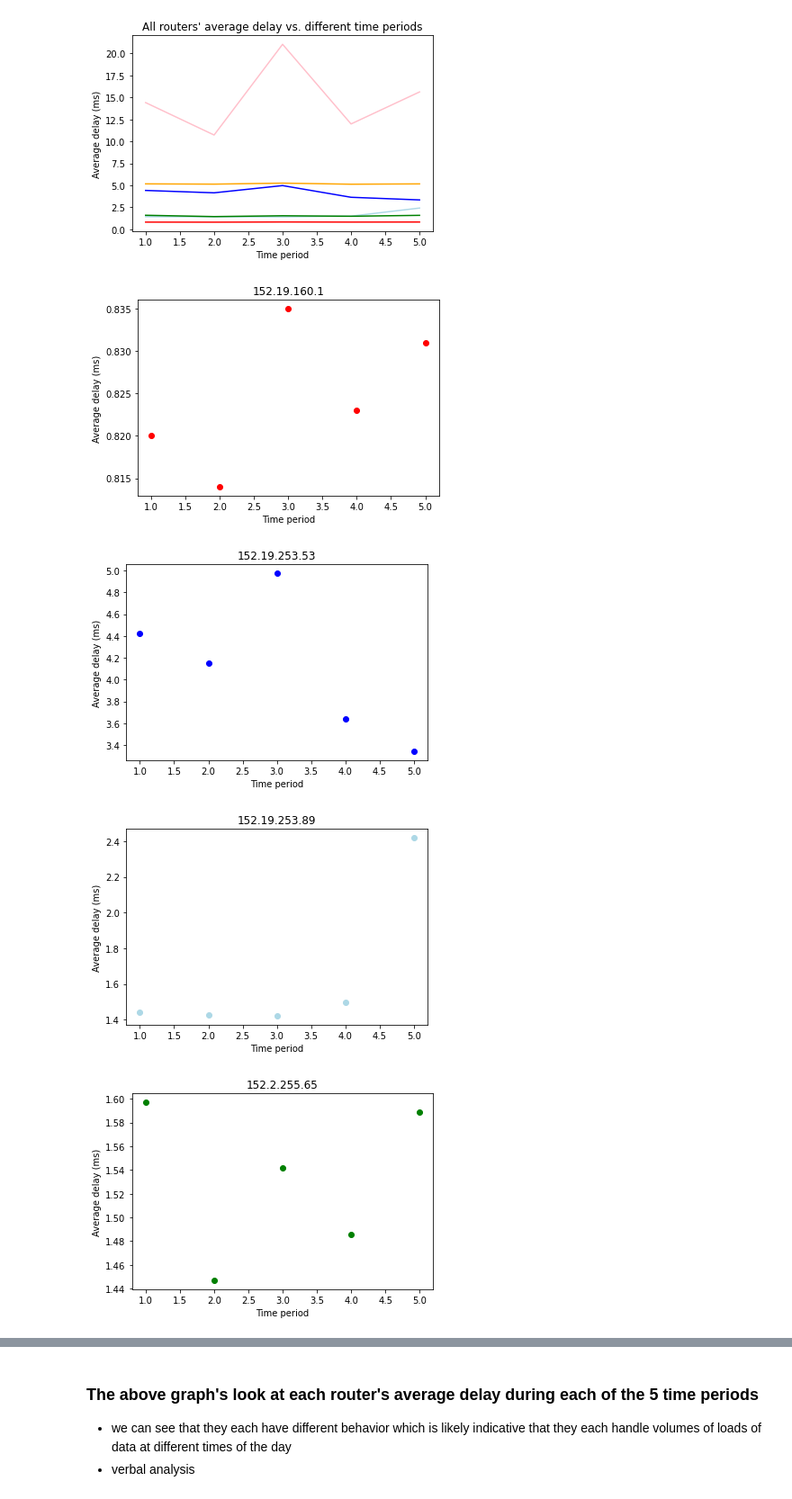
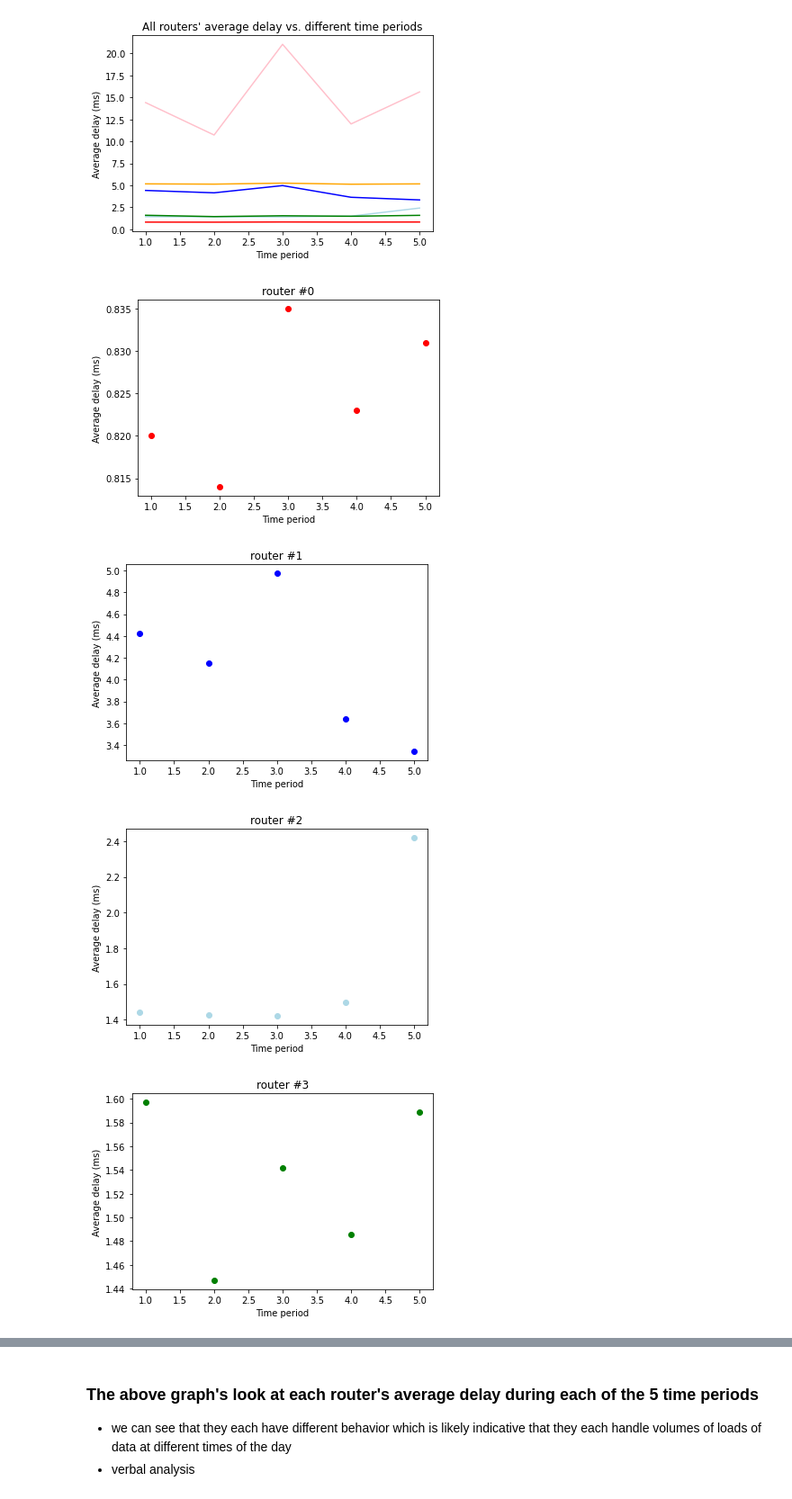
Before and after one commit to aghayes/comp431-ec, a Jupyter notebook: Ping_TraceRoute_Analysis.ipynb, the cells around one changed output, grey strips where cells are left out. Shown at 90% size. Saved outputs shown, nothing was run; the diff lists cells and outputs as text; code cells hidden in the pictures.

```diff
--- a/Ping_TraceRoute_Analysis.ipynb
+++ b/Ping_TraceRoute_Analysis.ipynb
@@ -175,7 +175,7 @@ colors = ['red','blue','lightblue','green','orange','pink']
 for i in range(6):
     delay = []
     for a in app:
-        title = a['ip'][i]
+        title = "router #"+str(i)
         delay.append(a['avg'][i])
     plt.plot([1,2,3,4,5], delay, c=colors[i])
     plt.title("All routers' average delay vs. different time periods")
@@ -186,17 +186,17 @@ for i in range(6):
 # %%
 colors = ['red','blue','lightblue','green','orange','pink']
 for i in range(6):
     delay = []
     for a in app:
-        title = a['ip'][i]
+        title = "router #"+str(i)
         delay.append(a['avg'][i])
     plt.scatter([1,2,3,4,5], delay, c=colors[i])
     plt.title(title)
     plt.xlabel("Time period")
     plt.ylabel("Average delay (ms)")
     plt.show()
 # %% [output]
-[figure, old version]
+[figure, new version]
-[figure, old version]
+[figure, new version]
-[figure, old version]
+[figure, new version]
-[figure, old version]
+[figure, new version]
```
Also changed, not shown: parts of 25 cells of this notebook.
